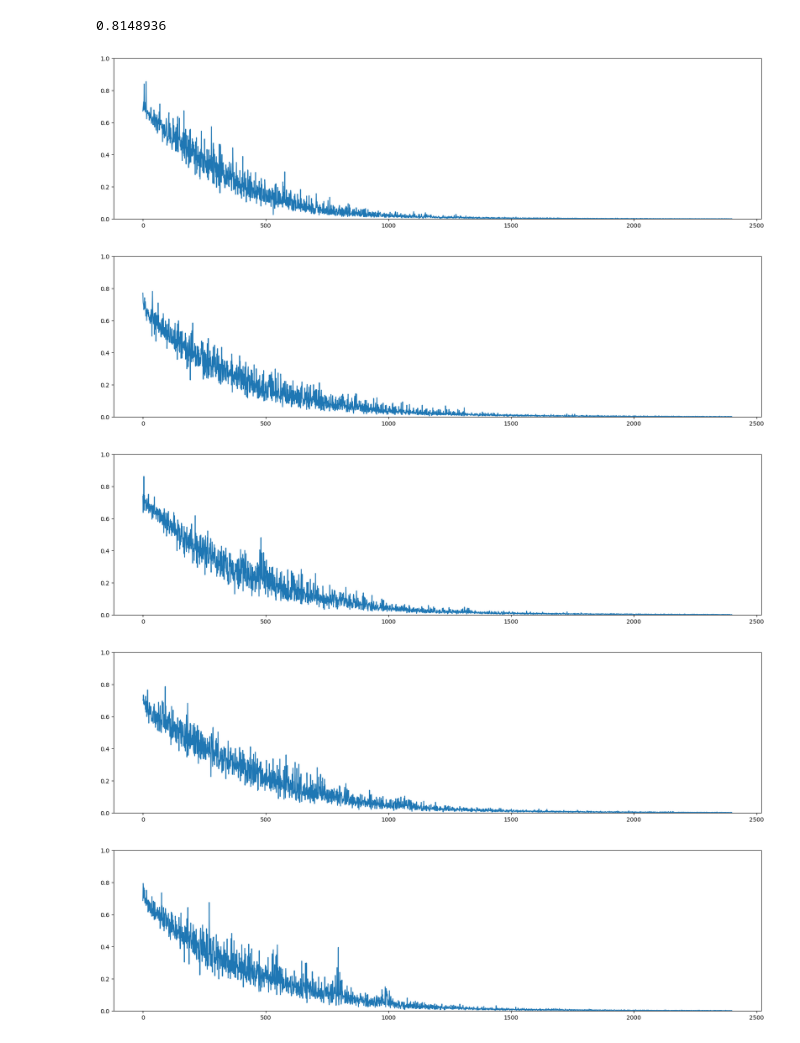
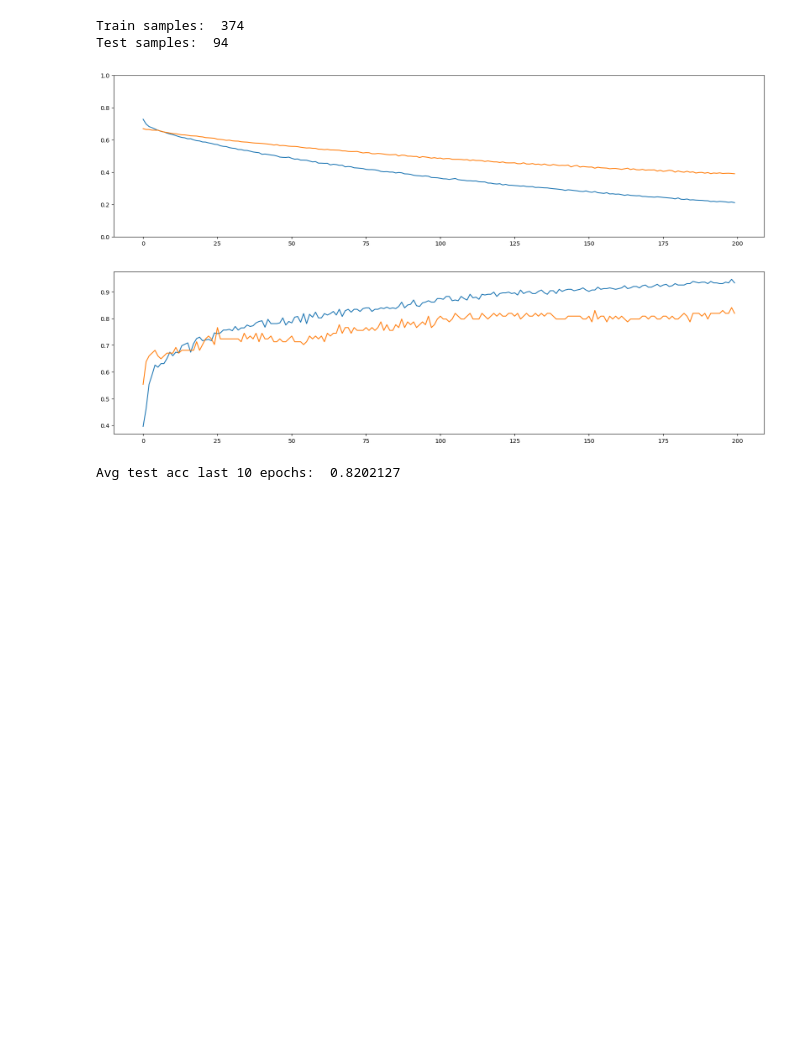
Before and after one commit to JakubBlaha/thesis, a Jupyter notebook: cnn_power_ratios.ipynb, the cells around one changed output. Cells and saved outputs as stored; diff of their text form; code cells hidden in the pictures; blank space fills up the shorter version.

```diff
--- a/cnn_power_ratios.ipynb
+++ b/cnn_power_ratios.ipynb
@@ -106,10 +16,18 @@ def train_and_evaluate():
-# %%
-acc = [train_and_evaluate() for i in range(5)]
-np.mean(acc)
-# %% [output]
-0.8148936
-[figure, removed]
-[figure, removed]
-[figure, removed]
-[figure, removed]
-[figure, removed]
+# %%
+from src.utils import train_eval_pytorch_model
+from sklearn.model_selection import train_test_split
+from src.models.cnn import RatiosCnnDataset, RatiosCNN
+
+trials_train, trials_test = train_test_split(oversampled_trials, train_size=0.8)
+
+train_dataset = RatiosCnnDataset(trials_train)
+test_dataset = RatiosCnnDataset(trials_test)
+
+model = RatiosCNN(2)
+train_eval_pytorch_model(model, train_dataset, test_dataset, num_epochs=200, learning_rate=0.00015)
+# %% [output]
+Train samples:  374
+Test samples:  94
+[figure, added]
+[figure, added]
+Avg test acc last 10 epochs:  0.8202127
```
Also changed, not shown: parts of 5 cells of this notebook, 16 other files.
